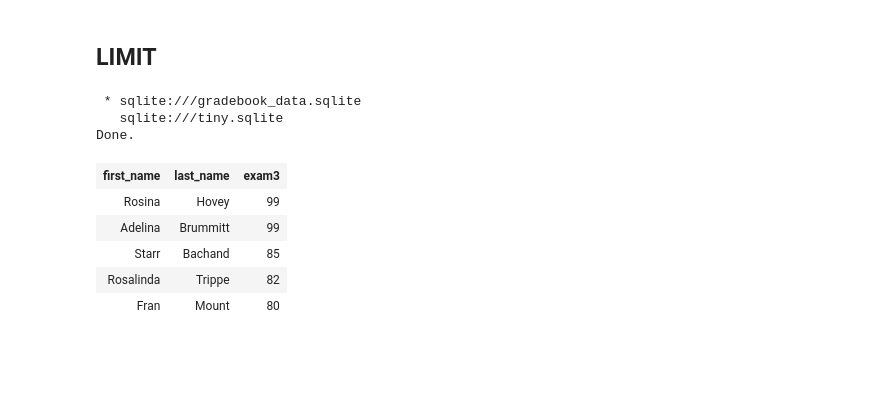
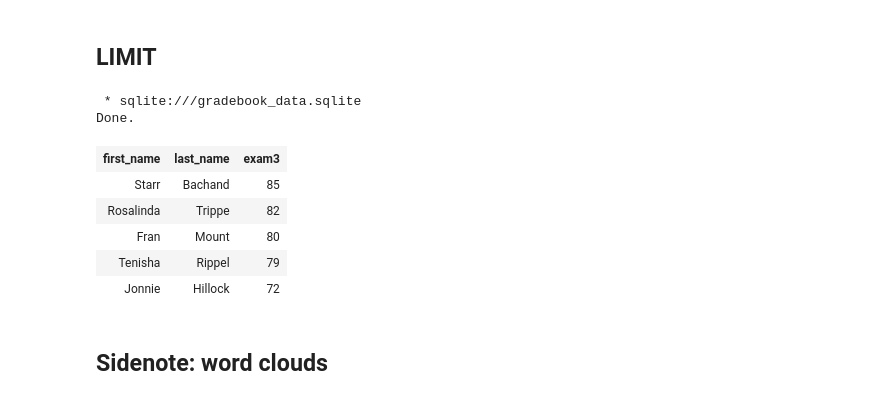
Before and after one commit to MTH548/MTH548, a Jupyter notebook: docs/_static/weekly_notebooks/week_13_class.ipynb, the cells around one changed output. Saved outputs shown, nothing was run; the diff lists cells and outputs as text; code cells hidden in the pictures; blank space fills up the shorter version.

```diff
--- a/docs/_static/weekly_notebooks/week_13_class.ipynb
+++ b/docs/_static/weekly_notebooks/week_13_class.ipynb
@@ -528,16 +528,17 @@ Done.
 # %%
 %%sql
 SELECT first_name, last_name, exam3
 FROM gradebook
 ORDER BY exam3 DESC
-LIMIT 5
+LIMIT 5 OFFSET 2
 # %% [output]
  * sqlite:///gradebook_data.sqlite
-   sqlite:///tiny.sqlite
 Done.
 | first_name | last_name | exam3 |
-| Rosina | Hovey | 99 |
-| Adelina | Brummitt | 99 |
 | Starr | Bachand | 85 |
 | Rosalinda | Trippe | 82 |
 | Fran | Mount | 80 |
+| Tenisha | Rippel | 79 |
+| Jonnie | Hillock | 72 |
+# %% [markdown]
+## Sidenote: word clouds
```
Also changed, not shown: parts of 48 cells of this notebook, 7 other files.
